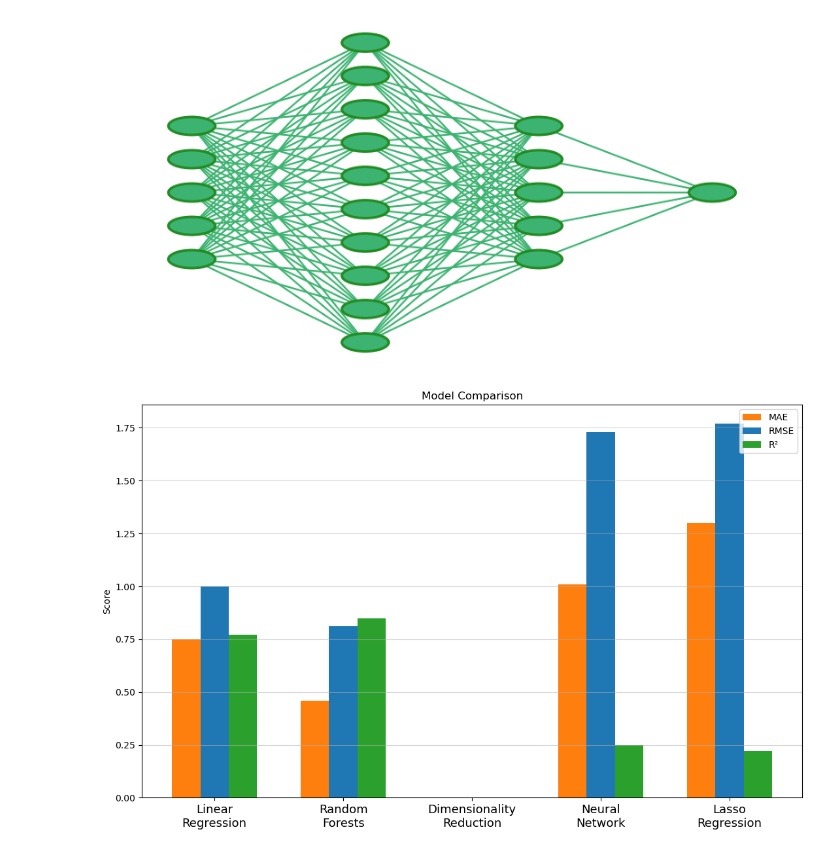
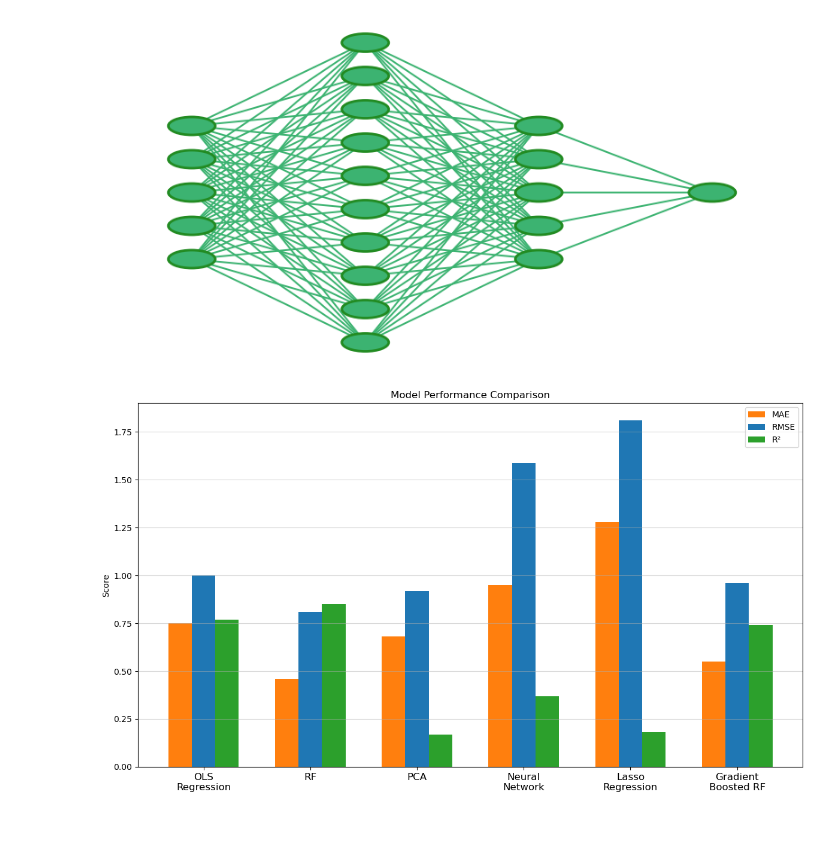
Before and after one commit to aidanlockwood20/MXN442-Assignment2-Project, a Jupyter notebook: Plots.ipynb, the cells around one changed output. Drawn from its saved outputs; the diff is of its cells as text; code cells hidden in the pictures; blank space fills up the shorter version.

```diff
--- a/Plots.ipynb
+++ b/Plots.ipynb
@@ -39,40 +39,41 @@ plt.show()
 # %%
 import numpy as np
 import matplotlib.pyplot as plt
 
 models = [
-    "Linear\nRegression",
-    "Random\nForests",
-    "Dimensionality\nReduction",
+    "OLS\nRegression",
+    "RF",
+    "PCA",
     "Neural\nNetwork",
-    "Lasso\nRegression"
+    "Lasso\nRegression",
+    "Gradient\nBoosted RF"
 ]
 
-# Entered directly from your table:
-mae  = [0.75, 0.46, np.nan, 1.01, 1.30]  # np.nan or 0 for Dim Red if absent
-rmse = [1.00, 0.81, np.nan, 1.73, 1.77]
-r2   = [0.77, 0.85, np.nan, 0.25, 0.22]
+# Values taken directly from the table:
+mae  = [0.75, 0.46, 0.68, 0.95, 1.28, 0.55]
+rmse = [1.00, 0.81, 0.92, 1.59, 1.81, 0.96]
+r2   = [0.77, 0.85, 0.17, 0.37, 0.18, 0.74]
 
 metrics = ['MAE', 'RMSE', 'R²']
 metric_data = [mae, rmse, r2]
 colors = ['tab:orange', 'tab:blue', 'tab:green']
 
 x = np.arange(len(models))
 width = 0.22
 
-fig, ax = plt.subplots(figsize=(11,7))
+fig, ax = plt.subplots(figsize=(12,7))
 
 for i, (metric, vals) in enumerate(zip(metrics, metric_data)):
     ax.bar(x + i*width - width, vals, width, label=metric, color=colors[i])
 
 ax.set_ylabel('Score')
-ax.set_title('Model Comparison')
+ax.set_title('Model Performance Comparison')
 ax.set_xticks(x)
-ax.set_xticklabels(models, fontsize=13)
+ax.set_xticklabels(models, fontsize=12)
 ax.legend(loc='upper right')
 ax.grid(axis='y', alpha=0.5)
 plt.tight_layout()
 plt.savefig('Model_Comparison.png', bbox_inches='tight', dpi=150)
 plt.show()
 # %% [output]
-[figure, old version]
+[figure, new version]
```
Also changed, not shown: 2 other files.
